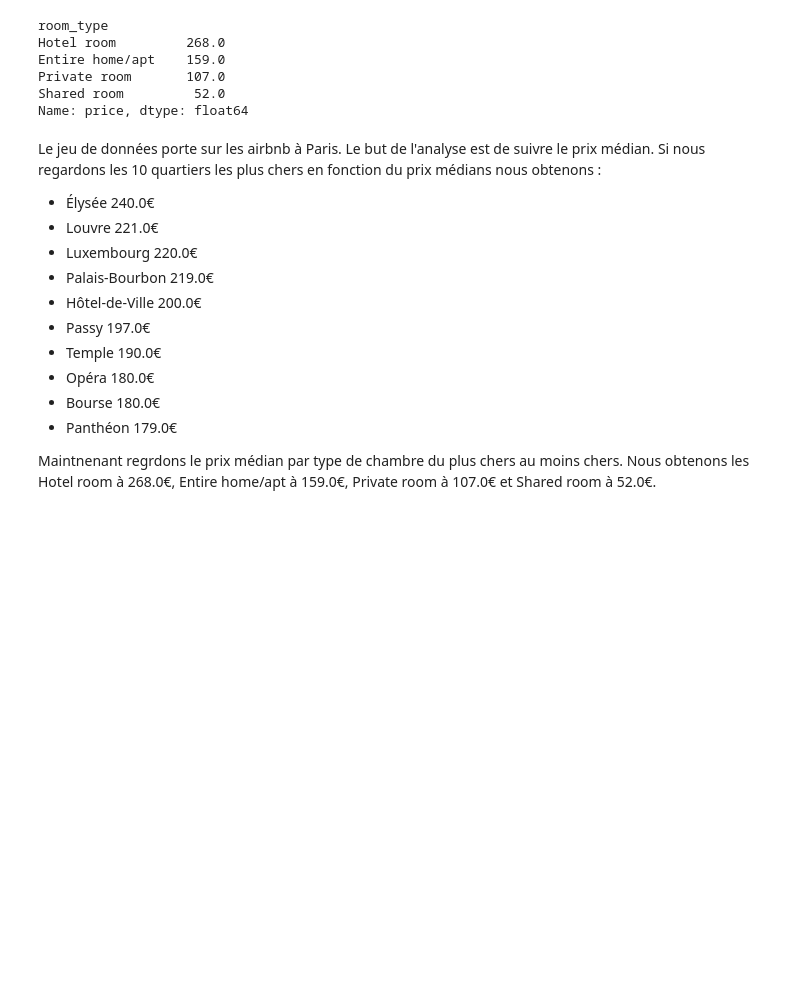
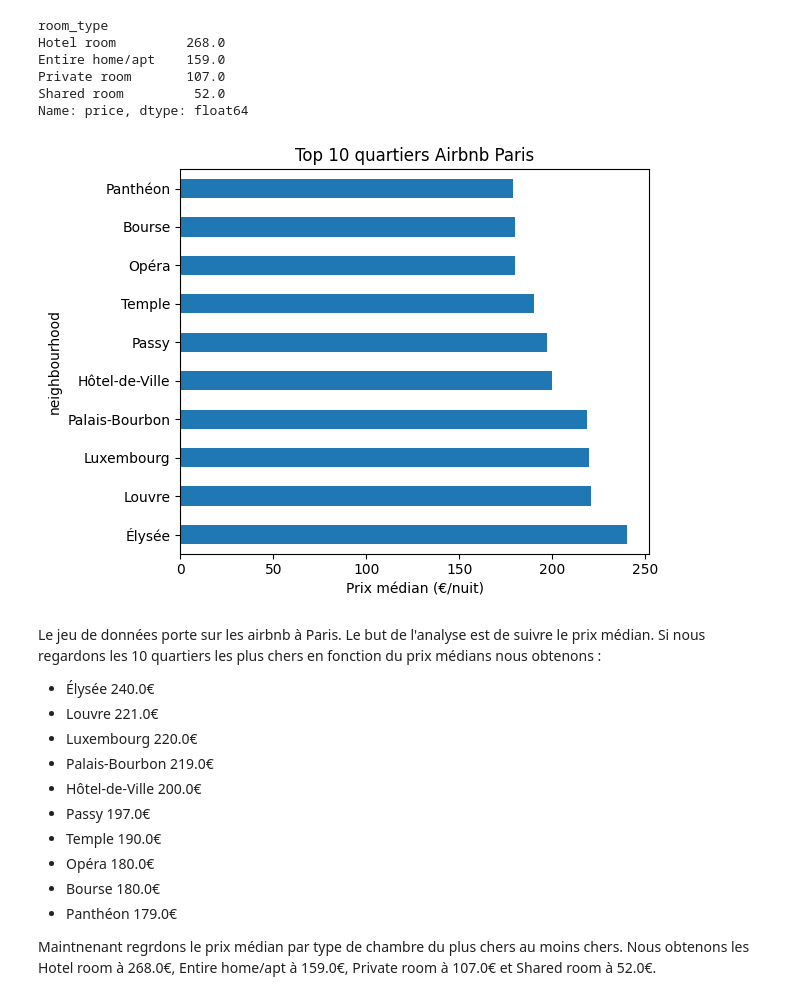
Before and after one commit to RomParadise/Formation-data-science, a Jupyter notebook: data-science-journey/module2/03_airbnb.ipynb, the cells around one changed output. Cells and saved outputs as stored; diff of their text form; code cells hidden in the pictures; blank space fills up the shorter version.

```diff
--- a/data-science-journey/module2/03_airbnb.ipynb
+++ b/data-science-journey/module2/03_airbnb.ipynb
@@ -65,6 +65,17 @@ Entire home/apt    159.0
 Private room       107.0
 Shared room         52.0
 Name: price, dtype: float64
+# %%
+import matplotlib.pyplot as plt
+
+top10 = df.groupby("neighbourhood")["price"].median().sort_values(ascending=False).head(10)
+top10.plot(kind="barh")
+plt.xlabel("Prix médian (€/nuit)")
+plt.title("Top 10 quartiers Airbnb Paris")
+plt.tight_layout()
+plt.show()
+# %% [output]
+[figure, added]
 # %% [markdown]
 Le jeu de données porte sur les airbnb à Paris. Le but de l'analyse est de suivre le prix médian.
 Si nous regardons les 10 quartiers les plus chers en fonction du prix médians nous obtenons :
```
